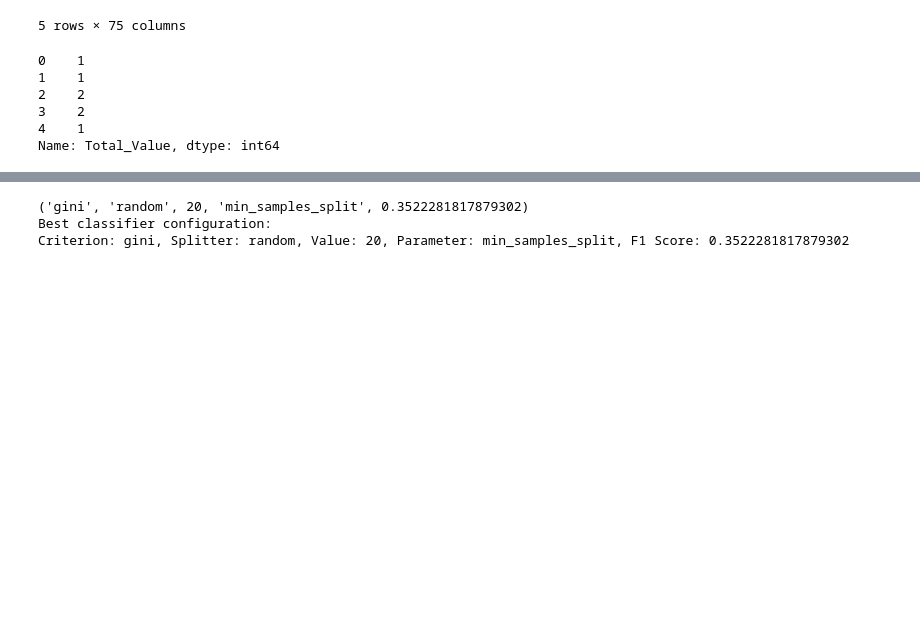
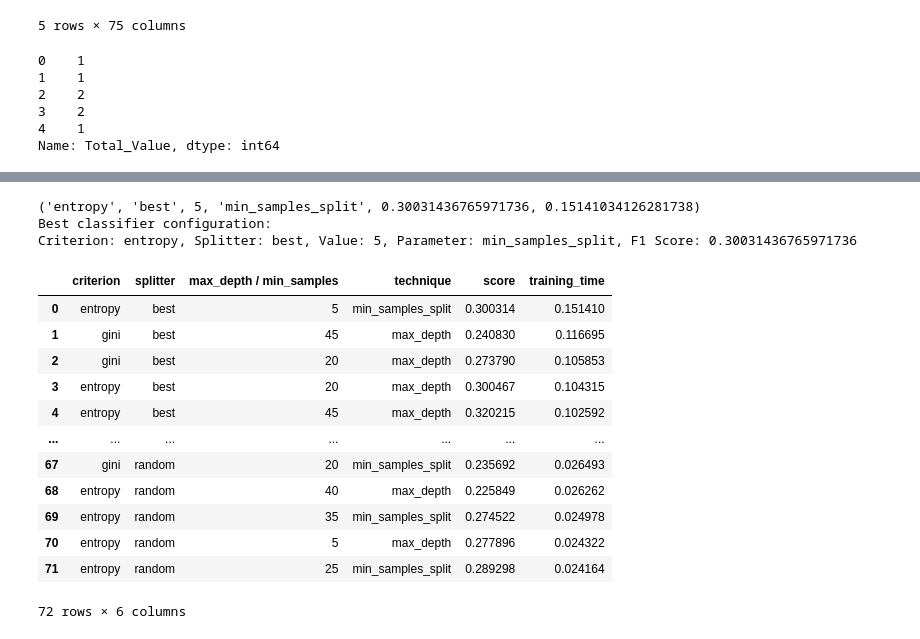
Before and after one commit to Daniel-Dumitrescu/csi4142-project, a Jupyter notebook: supervised_learning/Decision_Tree.ipynb, the cells around one changed output, grey strips where cells are left out. Saved outputs shown, nothing was run; the diff lists cells and outputs as text; code cells hidden in the pictures; blank space fills up the shorter version.

Commit message:
Add training time

```diff
--- a/supervised_learning/Decision_Tree.ipynb
+++ b/supervised_learning/Decision_Tree.ipynb
@@ -78,13 +79,15 @@ classifiers_scores = []
 for i in range(5,50,5):
     for criterion in criteria:
         for splitter in splitters:
+            start = time.time()
             classifier = DecisionTreeClassifier(criterion=criterion,splitter=splitter,max_depth=i)
             classifier.fit(X_train, y_train)
-
+            end= time.time()
+            training_time = end - start
 
             y_pred = classifier.predict(X_test)
             score = f1_score(y_test, y_pred, average='macro')
-            classifiers_scores.append((criterion, splitter, i, "max_depth", score))
+            classifiers_scores.append((criterion, splitter, i, "max_depth", score,training_time))
 
             print("Max Depth",str(i),criterion,splitter)
             print(confusion_matrix(y_test, y_pred))
@@ -93,13 +96,14 @@ for i in range(5,50,5):
 for i in range(5,50,5):
     for criterion in criteria:
         for splitter in splitters:
+            start = time.time()
             classifier = DecisionTreeClassifier(criterion=criterion,splitter=splitter,min_samples_split=i)
             classifier.fit(X_train, y_train)
-
-
+            end= time.time()
+            training_time = end - start
             y_pred = classifier.predict(X_test)
             score = f1_score(y_test, y_pred, average='macro')
-            classifiers_scores.append((criterion, splitter, i, "min_samples_split", score))
+            classifiers_scores.append((criterion, splitter, i, "min_samples_split", score,training_time))
 
 
             print("Min Samples",str(i),criterion,splitter)
@@ -314,14 +318,31 @@ weighted avg       0.91      0.91      0.91      1196
 # %%
-classifiers_scores.sort(key=lambda x: x[-1], reverse=True)
+
+classifiers_scores.sort(key=lambda x: x[4], reverse=True)
+results = pd.DataFrame(classifiers_scores,columns=['criterion','splitter', 'max_depth / min_samples','technique', 'score','training_time'])
+
 print(classifiers_scores[0])
 
 # Print the best classifier
 print("Best classifier configuration:")
 print("Criterion: {}, Splitter: {}, Value: {}, Parameter: {}, F1 Score: {}".format(*classifiers_scores[0]))
+results
 # %% [output]
-('gini', 'random', 20, 'min_samples_split', 0.3522281817879302)
+('entropy', 'best', 5, 'min_samples_split', 0.30031436765971736, 0.15141034126281738)
 Best classifier configuration:
-Criterion: gini, Splitter: random, Value: 20, Parameter: min_samples_split, F1 Score: 0.3522281817879302
+Criterion: entropy, Splitter: best, Value: 5, Parameter: min_samples_split, F1 Score: 0.30031436765971736
+|  | criterion | splitter | max_depth / min_samples | technique | score | training_time |
+| 0 | entropy | best | 5 | min_samples_split | 0.300314 | 0.151410 |
+| 1 | gini | best | 45 | max_depth | 0.240830 | 0.116695 |
+| 2 | gini | best | 20 | max_depth | 0.273790 | 0.105853 |
+| 3 | entropy | best | 20 | max_depth | 0.300467 | 0.104315 |
+| 4 | entropy | best | 45 | max_depth | 0.320215 | 0.102592 |
+| ... | ... | ... | ... | ... | ... | ... |
+| 67 | gini | random | 20 | min_samples_split | 0.235692 | 0.026493 |
+| 68 | entropy | random | 40 | max_depth | 0.225849 | 0.026262 |
+| 69 | entropy | random | 35 | min_samples_split | 0.274522 | 0.024978 |
+| 70 | entropy | random | 5 | max_depth | 0.277896 | 0.024322 |
+| 71 | entropy | random | 25 | min_samples_split | 0.289298 | 0.024164 |
+72 rows × 6 columns
 # %%
 features = X_train.columns.tolist()
 type = 'max_depth'
```
Also changed, not shown: parts of 2 cells of this notebook.
